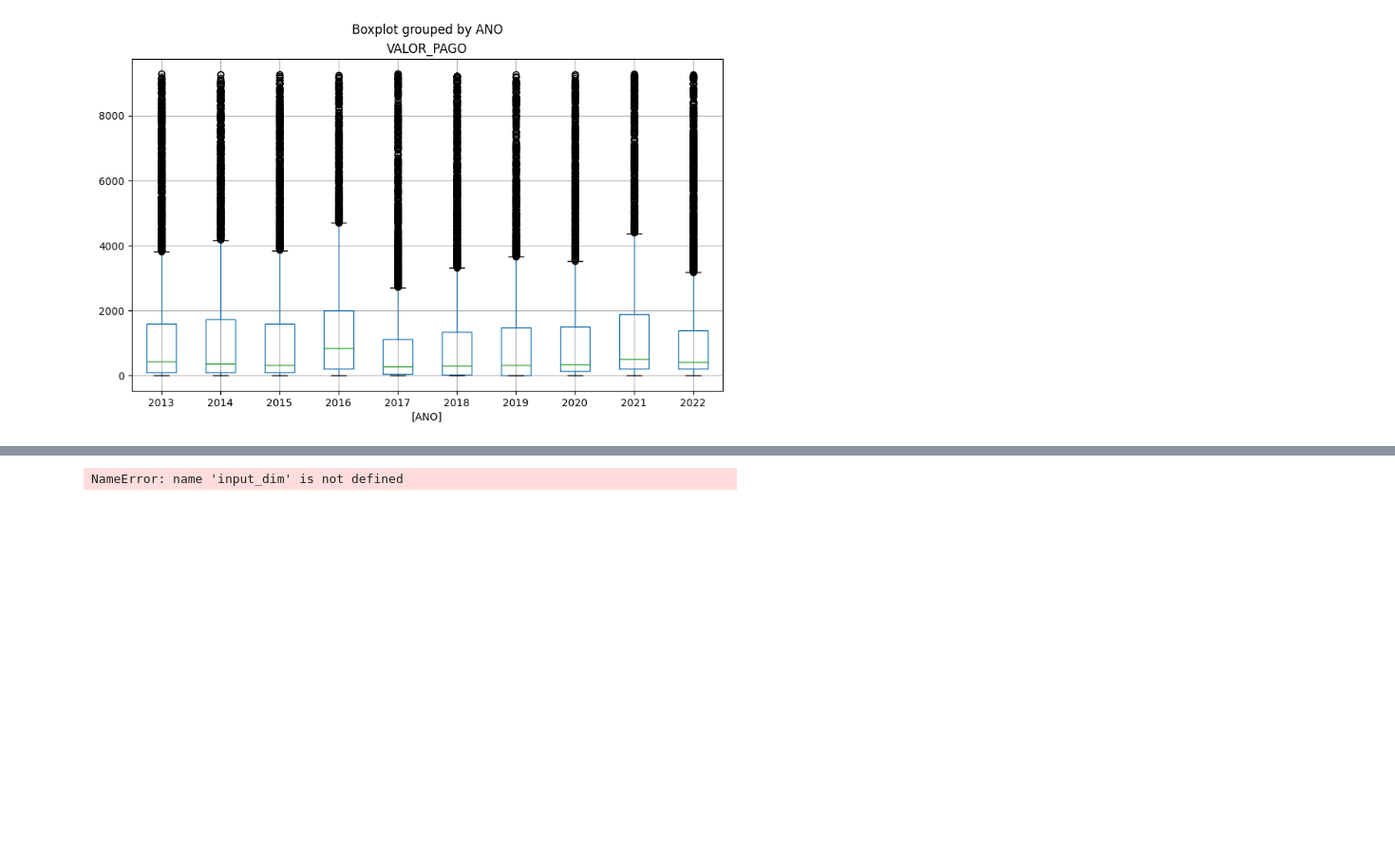
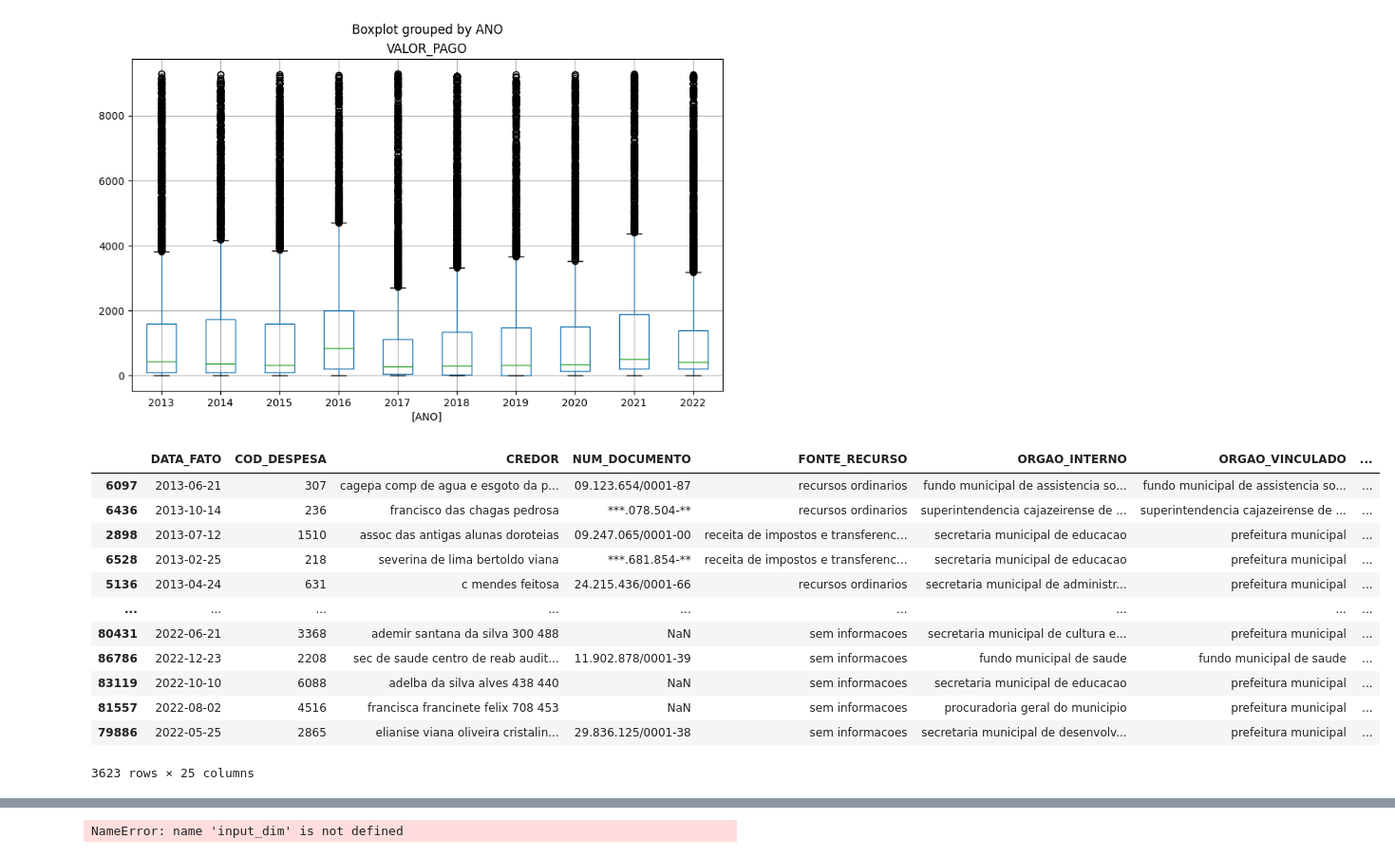
Before and after one commit to AllysonAbreu/dw_contas_publicas_2022, a Jupyter notebook: TCC2/dados/arvores_decisao.ipynb, the cells around one changed output, grey strips where cells are left out. Shown at 95% size. Cells and saved outputs as stored; diff of their text form; code cells hidden in the pictures; blank space fills up the shorter version.

```diff
--- a/TCC2/dados/arvores_decisao.ipynb
+++ b/TCC2/dados/arvores_decisao.ipynb
@@ -598,3 +566,19 @@ df_amostrado = pd.concat(amostras)
 
 # Crie um novo DataFrame contendo todos os dados que não entraram no sample
 df_nao_amostrado = pd.concat(nao_amostras)
+# %%
+df_amostrado
+# %% [output]
+|  | DATA_FATO | COD_DESPESA | CREDOR | NUM_DOCUMENTO | FONTE_RECURSO | ORGAO_INTERNO | ORGAO_VINCULADO | ... |
+| 6097 | 2013-06-21 | 307 | cagepa comp de agua e esgoto da p... | 09.123.654/0001-87 | recursos ordinarios | fundo municipal de assistencia so... | fundo municipal de assistencia so... | ... |
+| 6436 | 2013-10-14 | 236 | francisco das chagas pedrosa | ***.078.504-** | recursos ordinarios | superintendencia cajazeirense de ... | superintendencia cajazeirense de ... | ... |
+| 2898 | 2013-07-12 | 1510 | assoc das antigas alunas doroteias | 09.247.065/0001-00 | receita de impostos e transferenc... | secretaria municipal de educacao | prefeitura municipal | ... |
+| 6528 | 2013-02-25 | 218 | severina de lima bertoldo viana | ***.681.854-** | receita de impostos e transferenc... | secretaria municipal de educacao | prefeitura municipal | ... |
+| 5136 | 2013-04-24 | 631 | c mendes feitosa | 24.215.436/0001-66 | recursos ordinarios | secretaria municipal de administr... | prefeitura municipal | ... |
+| ... | ... | ... | ... | ... | ... | ... | ... | ... |
+| 80431 | 2022-06-21 | 3368 | ademir santana da silva 300 488 | NaN | sem informacoes | secretaria municipal de cultura e... | prefeitura municipal | ... |
+| 86786 | 2022-12-23 | 2208 | sec de saude centro de reab audit... | 11.902.878/0001-39 | sem informacoes | fundo municipal de saude | fundo municipal de saude | ... |
+| 83119 | 2022-10-10 | 6088 | adelba da silva alves 438 440 | NaN | sem informacoes | secretaria municipal de educacao | prefeitura municipal | ... |
+| 81557 | 2022-08-02 | 4516 | francisca francinete felix 708 453 | NaN | sem informacoes | procuradoria geral do municipio | prefeitura municipal | ... |
+| 79886 | 2022-05-25 | 2865 | elianise viana oliveira cristalin... | 29.836.125/0001-38 | sem informacoes | secretaria municipal de desenvolv... | prefeitura municipal | ... |
+3623 rows × 25 columns
```
Also changed, not shown: parts of 12 cells of this notebook, 5 other files.
